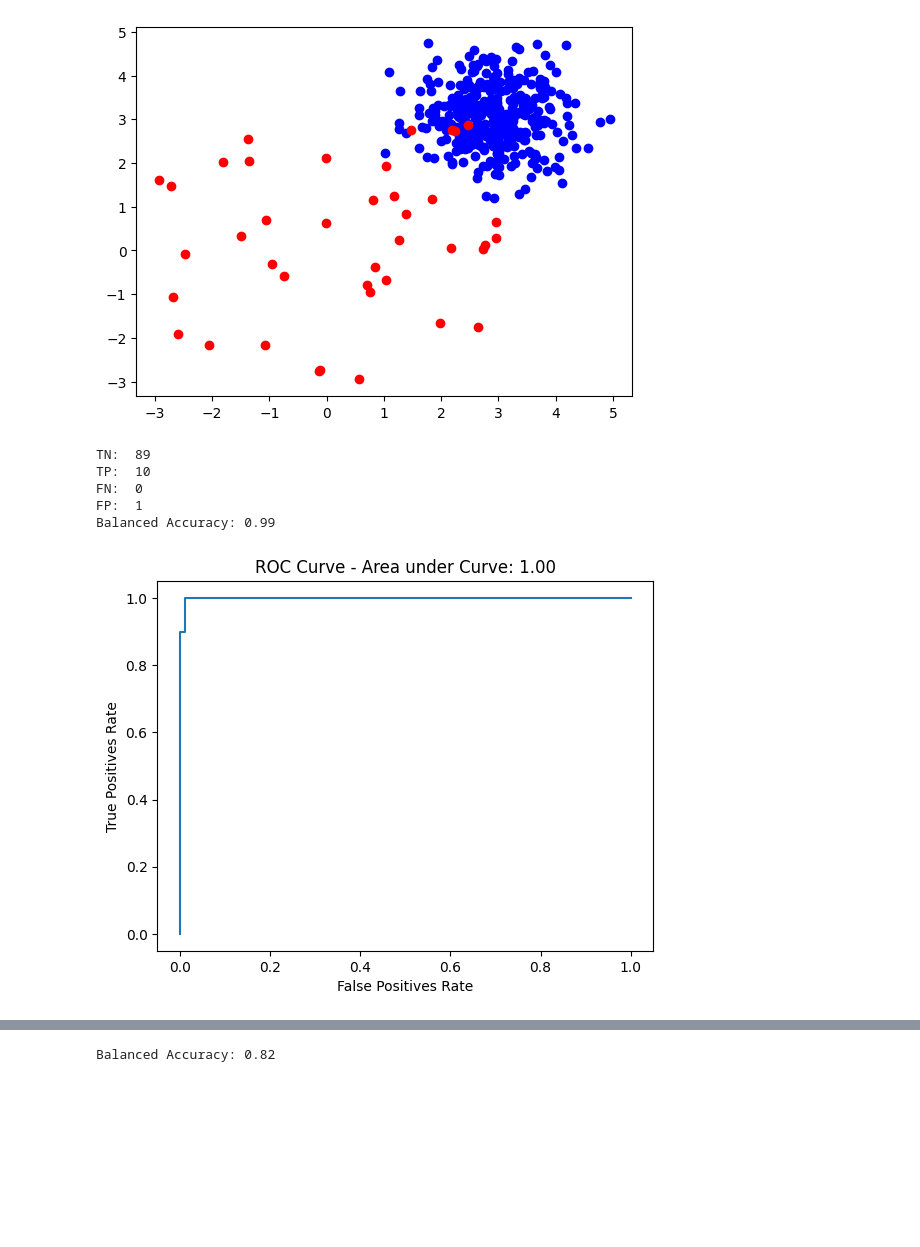
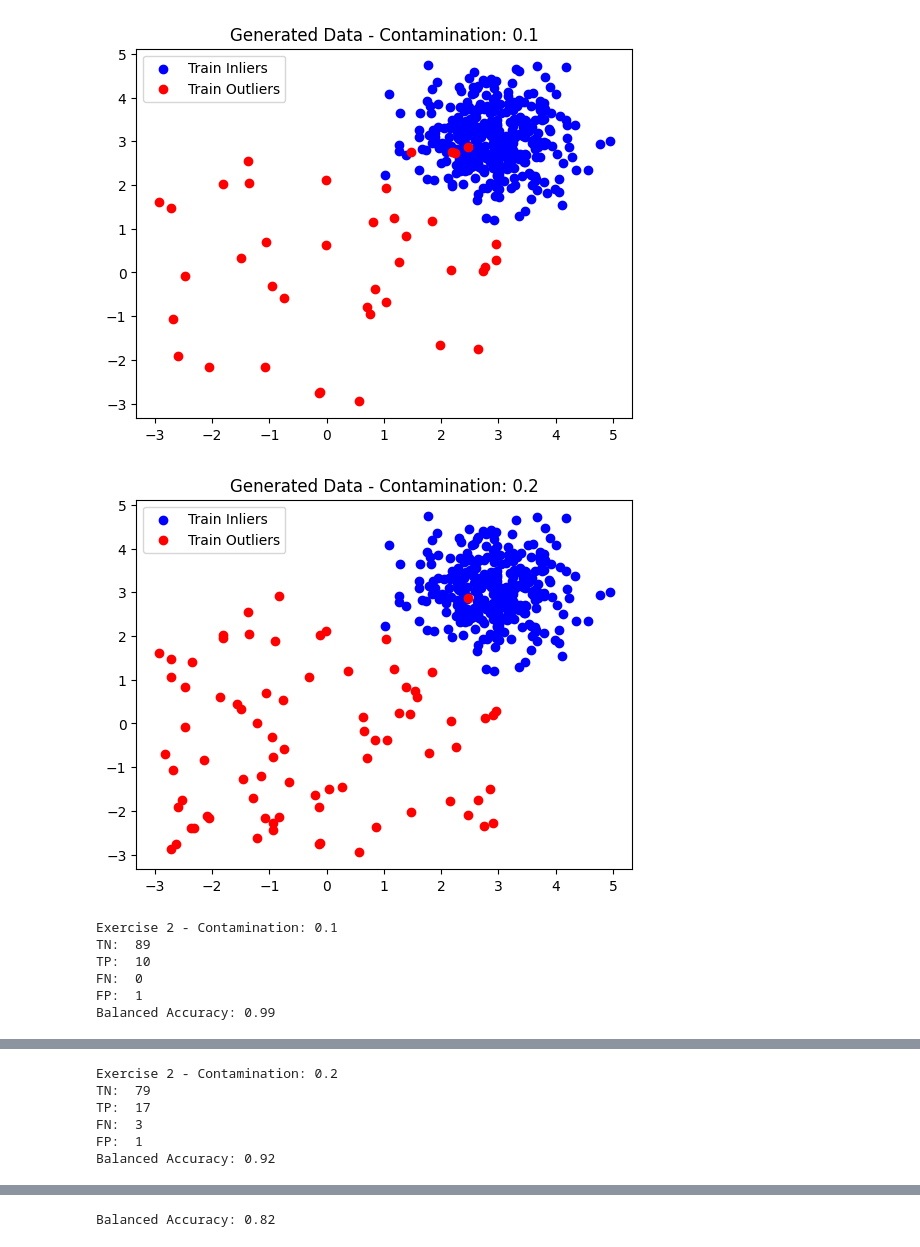
Before and after one commit to Razvan48/Homework-Anomaly-Detection-AD, a Jupyter notebook: Laboratories/Laboratory-1/Laboratory-1.ipynb, the cells around one changed output, grey strips where cells are left out. Cells and saved outputs as stored; diff of their text form; code cells hidden in the pictures; blank space fills up the shorter version.

```diff
--- a/Laboratories/Laboratory-1/Laboratory-1.ipynb
+++ b/Laboratories/Laboratory-1/Laboratory-1.ipynb
@@ -75,5 +63,5 @@ from sklearn.metrics import balanced_accuracy_score
 # %%
-def ex1(contamination=0.1):
+def ex1(contamination):
     data = generate_data(n_train=400, n_test=100, n_features=2, contamination=contamination, random_state=23)
     train_data, test_data, train_labels, test_labels = data
 
@@ -82,11 +70,13 @@ def ex1(contamination=0.1):
 
     plt.scatter(train_inliers[:, 0], train_inliers[:, 1], c='blue', label='Train Inliers')
     plt.scatter(train_outliers[:, 0], train_outliers[:, 1], c='red', label='Train Outliers')
+    plt.title(f'Generated Data - Contamination: {contamination}')
+    plt.legend()
 
     plt.show()
 
     return train_data, test_data, train_labels, test_labels
 
 
-train_data, test_data, train_labels, test_labels = ex1()
+train_data, test_data, train_labels, test_labels = ex1(contamination=0.1)
 # %% [output]
@@ -94,8 +86,6 @@ train_data, test_data, train_labels, test_labels = ex1()
 # %%
-def ex2():
-    train_data, test_data, train_labels, test_labels = ex1()
-
-    knn = KNN(contamination=0.1)
+def ex2(train_data, test_data, train_labels, test_labels, contamination):
+    knn = KNN(contamination=contamination)
 
     knn.fit(train_data, train_labels)
 
@@ -107,38 +97,47 @@ def ex2():
 
     true_negatives = test_confusion_matrix[0, 0]
     true_positives = test_confusion_matrix[1, 1]
     false_negatives = test_confusion_matrix[1, 0]
     false_positives = test_confusion_matrix[0, 1]
 
+    print(f'Exercise 2 - Contamination: {contamination}')
     print('TN: ', true_negatives)
     print('TP: ', true_positives)
     print('FN: ', false_negatives)
     print('FP: ', false_positives)
 
     true_positives_rate = true_positives / (true_positives + false_negatives)
     true_negatives_rate = true_negatives / (true_negatives + false_positives)
 
     balanced_accuracy = (true_positives_rate + true_negatives_rate) / 2
 
     print(f'Balanced Accuracy: {balanced_accuracy:.2f}')
 
     test_scores = knn.decision_function(test_data)
     false_positives_rate, true_positives_rate, thresholds = roc_curve(test_labels, test_scores)
     area_under_curve = auc(false_positives_rate, true_positives_rate)
 
     plt.plot(false_positives_rate, true_positives_rate)
     plt.xlabel('False Positives Rate')
     plt.ylabel('True Positives Rate')
     plt.title(f'ROC Curve - Area under Curve: {area_under_curve:.2f}')
     plt.show()
 
 
-ex2()
+contamination_0 = 0.1
+train_data_0, test_data_0, train_labels_0, test_labels_0 = ex1(contamination=contamination_0)
+
+contamination_1 = 0.2
+train_data_1, test_data_1, train_labels_1, test_labels_1 = ex1(contamination=contamination_1)
+
+ex2(train_data_0, test_data_0, train_labels_0, test_labels_0, contamination_0)
+ex2(train_data_1, test_data_1, train_labels_1, test_labels_1, contamination_1)
 # %% [output]
-[figure, old version]
+[figure, new version]
+[figure, new version]
+Exercise 2 - Contamination: 0.1
 TN:  89
 TP:  10
 FN:  0
 FP:  1
 Balanced Accuracy: 0.99
-[figure, old version]
@@ -144,0 +145,6 @@ Balanced Accuracy: 0.99
+Exercise 2 - Contamination: 0.2
+TN:  79
+TP:  17
+FN:  3
+FP:  1
+Balanced Accuracy: 0.92
```
Also changed, not shown: parts of 11 cells of this notebook.
